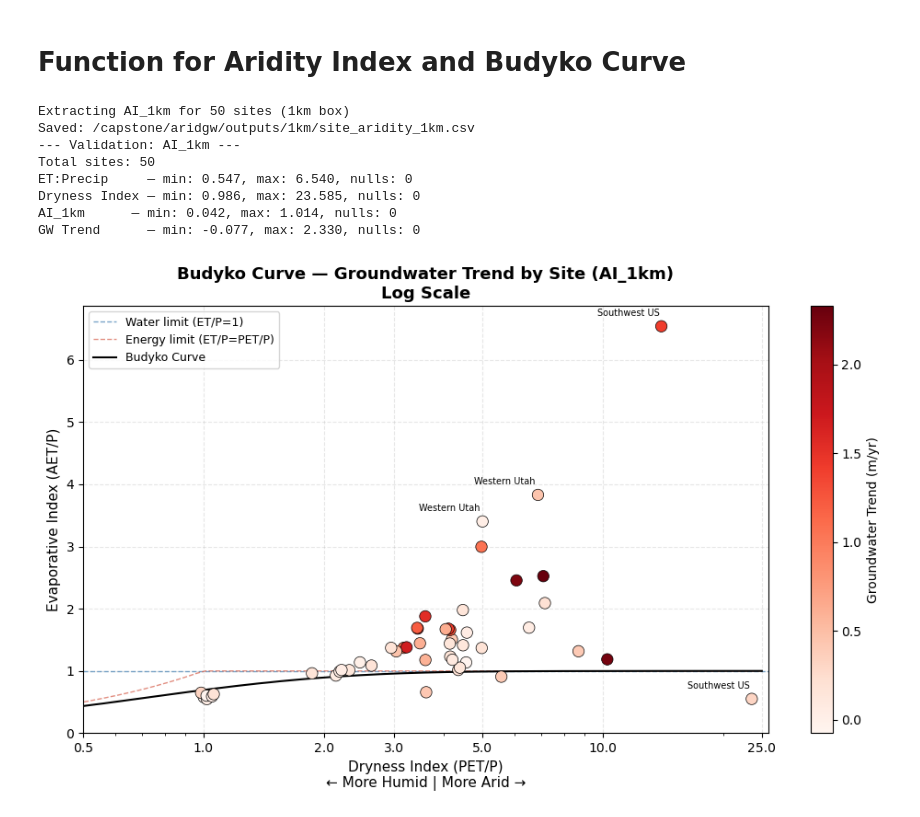
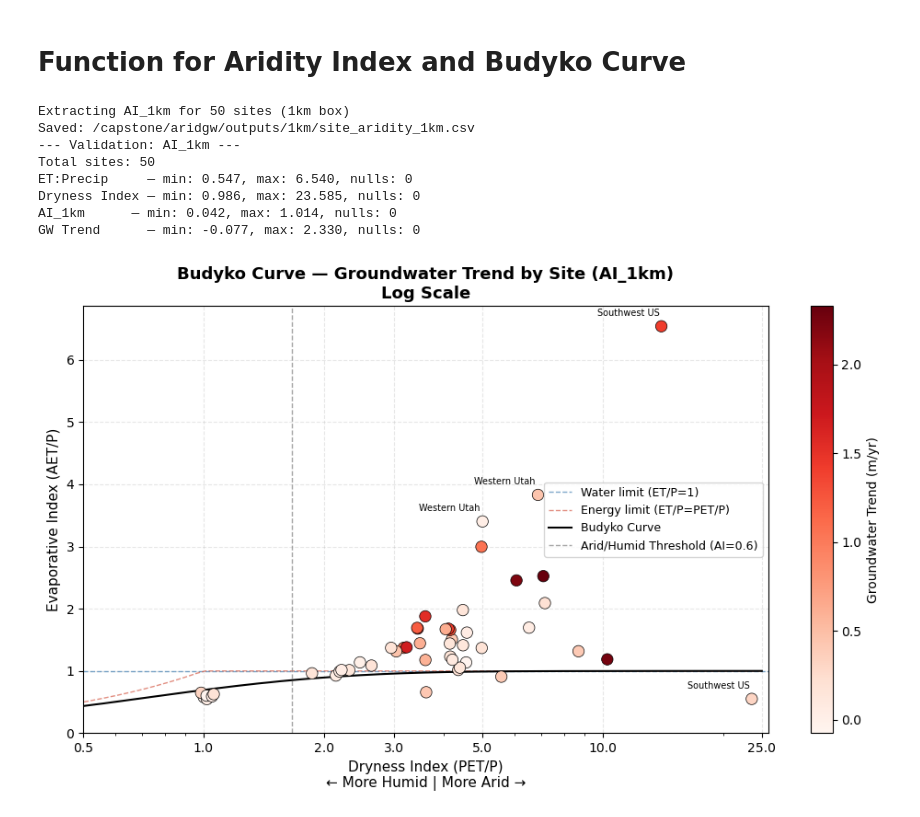
Before and after one commit to meds-AridGW/ET_GW_analysis_workflow, a Jupyter notebook: aridity_index/aridity_index.ipynb, the cells around one changed output. Saved outputs shown, nothing was run; the diff lists cells and outputs as text; code cells hidden in the pictures.

Commit message:
Edit budyko curve plot, added annotation and vertical line

```diff
--- a/aridity_index/aridity_index.ipynb
+++ b/aridity_index/aridity_index.ipynb
@@ -235,6 +235,9 @@ def plot_budyko(summary_csv: str, aridity_df: pd.DataFrame, ai_col: str):
                     xytext=(-50, 8), textcoords="offset points",
                     fontsize=7, color="black")
 
+    # Add vertical line on Dryness Index -> 1 / 0.6 (threshold) = 1.667
+    ax.axvline(x=1.667, color='gray', linestyle='--', linewidth=1, alpha=0.7, label='Arid/Humid Threshold (AI=0.6)')
+
     ax.set_xscale("log")
     ax.set_xlim(0.5, df["dryness_index"].max() * 1.1)
     ax.set_xticks([0.5, 1, 2, 3, 5, 10, 25])
@@ -261,31 +264,31 @@ if __name__ == "__main__":
         bbox_km=1,                   # CHANGE HERE
 
         # Label for bbox
         area_label="1km",            # CHANGE HERE
 
         sites_csv=SITES_CSV,
         aridity_tif=ARIDITY_TIF
 
     )
 
     # Step 2 — Plot Budyko curve
     plot_budyko(
         summary_csv=SUMMARY_CSV,
 
         # Match variable from Step 1
         aridity_df=aridity_1km,                      # CHANGE HERE
 
         # Match area_label
         ai_col="AI_1km",                             # CHANGE HERE
 
     )
 # %% [output]
 Extracting AI_1km for 50 sites (1km box)
 Saved: /capstone/aridgw/outputs/1km/site_aridity_1km.csv
 --- Validation: AI_1km ---
 Total sites: 50
 ET:Precip     — min: 0.547, max: 6.540, nulls: 0
 Dryness Index — min: 0.986, max: 23.585, nulls: 0
 AI_1km      — min: 0.042, max: 1.014, nulls: 0
 GW Trend      — min: -0.077, max: 2.330, nulls: 0
-[figure, old version]
+[figure, new version]
```
